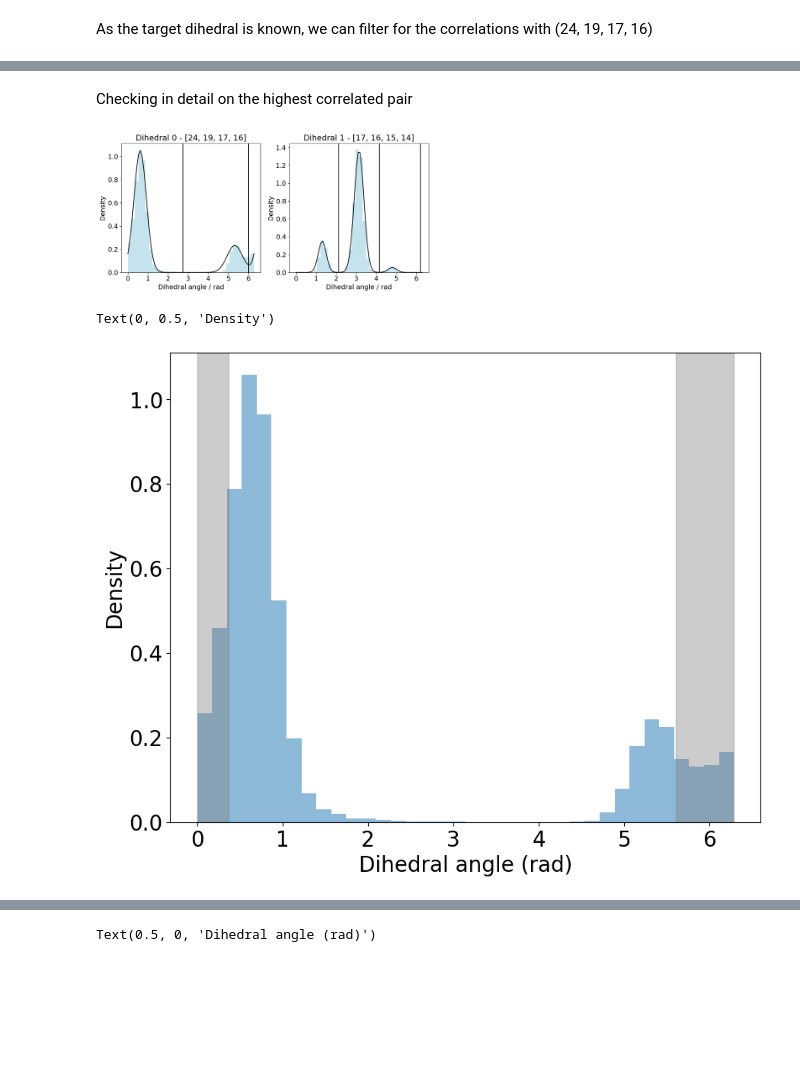
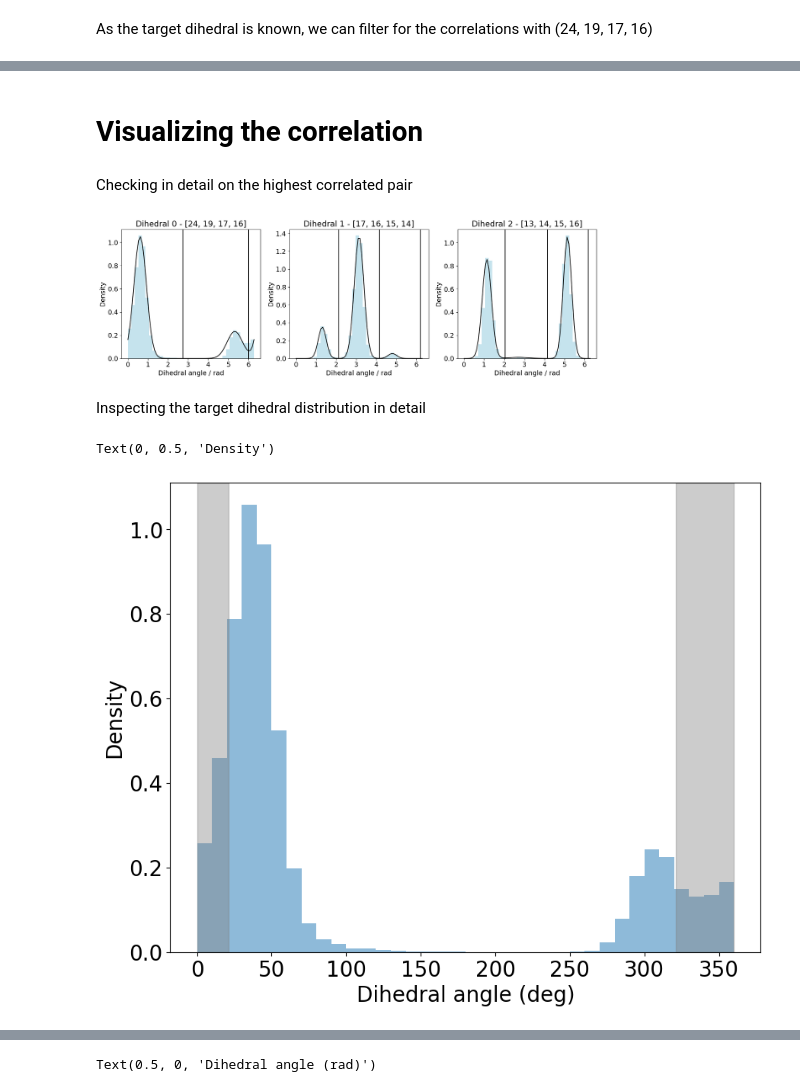
Before and after one commit to rinikerlab/TorsionAngularBinStrings, a Jupyter notebook: Analysis/CustomTabsMacrocycle.ipynb, the cells around one changed output, grey strips where cells are left out. Saved outputs shown, nothing was run; the diff lists cells and outputs as text; code cells hidden in the pictures; blank space fills up the shorter version.

Commit message:
documentation and plotting changes in macrocycle nb

```diff
--- a/Analysis/CustomTabsMacrocycle.ipynb
+++ b/Analysis/CustomTabsMacrocycle.ipynb
@@ -139,8 +165,16 @@ sub.sort_values(by="stats", ascending=True, inplace=False)
+# %% [markdown]
+# Visualizing the correlation
 # %% [markdown]
 Checking in detail on the highest correlated pair
 # %%
-indicesOfInterest = [[24,19,17,16],
-                     [17,16,15,14]]
+indicesOfInterest = [[24,19,17,16], # target dihedral
+                     [17,16,15,14], # first candidate
+                     [13,14,15,16]] # second candidate
 # %%
 tmp = profiles[tuple(indicesOfInterest[0])]
 customProfiles = np.hstack([tmp, profiles[tuple(indicesOfInterest[1])]])
+customProfiles = np.hstack([customProfiles, profiles[tuple(indicesOfInterest[2])]])
+yHists, yHistsCount, xHist = custom.ComputeTorsionHistograms(customProfiles,binsize)
+info2 = custom.CustomDihedralInfo(mol, indicesOfInterest, customProfiles, showFits=True)
+# %% [output]
+[figure, added]
@@ -150,17 +181,13 @@ yHists, yHistsCount, xHist = custom.ComputeTorsionHistograms(customProfiles,bins
-# %%
-info2 = custom.CustomDihedralInfo(mol, indicesOfInterest, customProfiles, showFits=True)
-# %% [output]
-[figure, removed]
+# %% [markdown]
+Inspecting the target dihedral distribution in detail
 # %%
 plt.rcParams['font.size'] = 20
 fig, ax = plt.subplots(1, 1, figsize=(10, 8))
-ax.bar(xHist, yHists[0], width=binsize, alpha=0.5)
-#ax.vlines(np.deg2rad(21),0,1.1, color='red', linestyle='--')
-#ax.vlines(np.deg2rad(321),0,1.1, color='red', linestyle='--')
-ax.axvspan(np.deg2rad(0), np.deg2rad(21), color='grey', alpha=0.4)
-ax.axvspan(np.deg2rad(321), np.deg2rad(360), color='grey', alpha=0.4)
-ax.set_xlabel("Dihedral angle (rad)")
+ax.bar(np.rad2deg(xHist), yHists[0], width=np.rad2deg(binsize), alpha=0.5)
+ax.axvspan(0, 21, color='grey', alpha=0.4)
+ax.axvspan(321, 360, color='grey', alpha=0.4)
+ax.set_xlabel("Dihedral angle (deg)")
 ax.set_ylabel("Density")
 # %% [output]
 Text(0, 0.5, 'Density')
-[figure, old version]
+[figure, new version]
```
Also changed, not shown: parts of 32 cells of this notebook.
